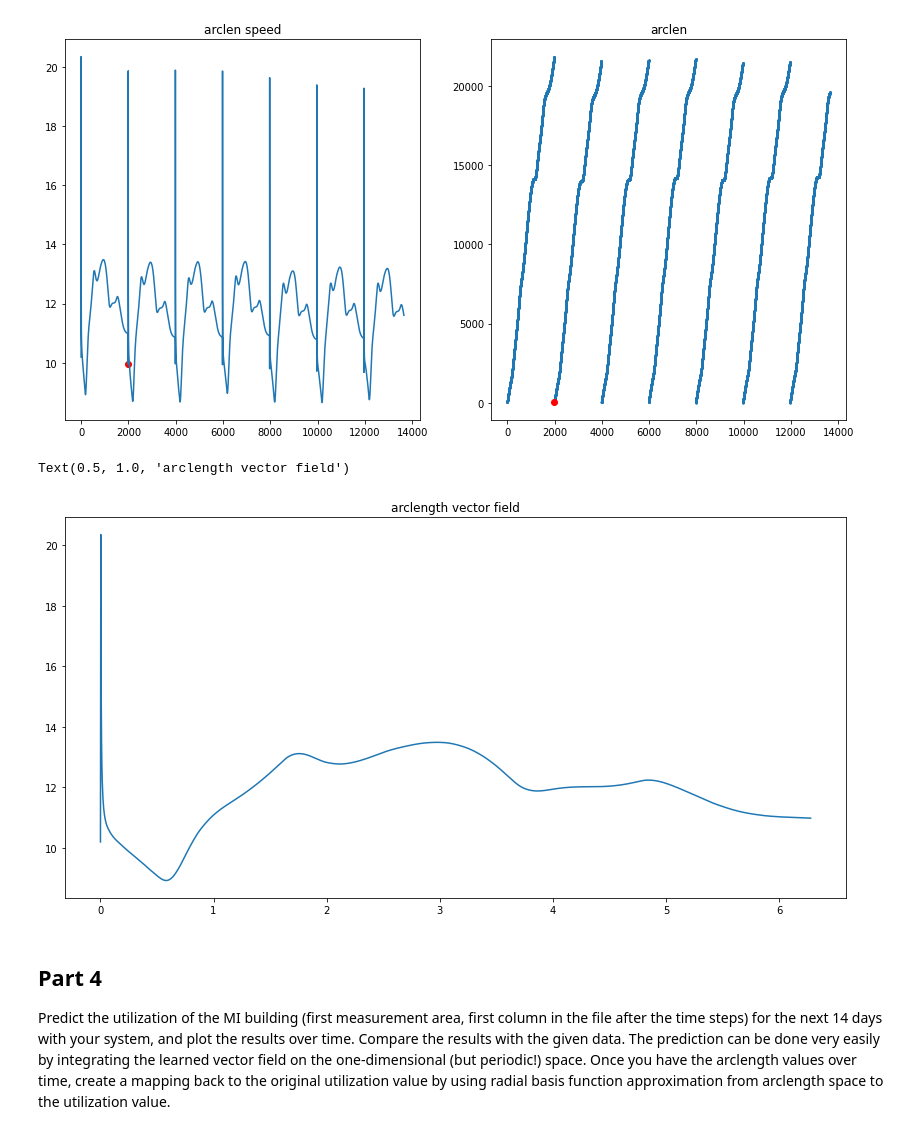
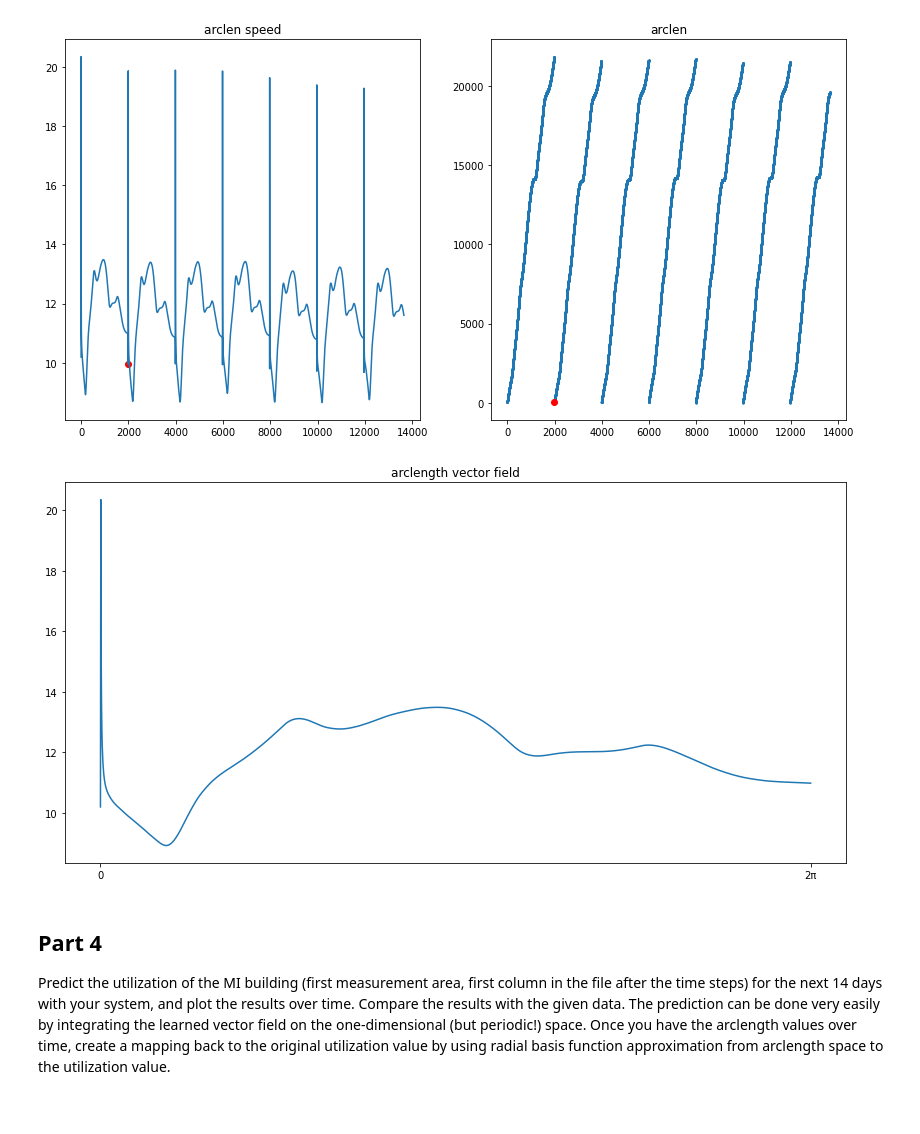
Before and after one commit to AlexPasqua/MLCMS-exercises, a Jupyter notebook: EX5/src/task5.ipynb, the cells around one changed output. Drawn from its saved outputs; the diff is of its cells as text; code cells hidden in the pictures.

```diff
--- a/EX5/src/task5.ipynb
+++ b/EX5/src/task5.ipynb
@@ -125,12 +125,13 @@ axs[1].scatter(lowest_dist_idx, arclens[lowest_dist_idx], c='red')
 # %%
 # create the final vector field, showing a single period
 period_speeds = speeds[:lowest_dist_idx]
 period_speeds_x = [i * 2 * math.pi / len(period_speeds) for i in range(len(period_speeds))]
 plt.plot(period_speeds_x, period_speeds)
 plt.title("arclength vector field")
+plt.xticks([0, 6.28], ['0', '2π'], rotation='horizontal')
+plt.show()
 # %% [output]
-Text(0.5, 1.0, 'arclength vector field')
-[figure, old version]
+[figure, new version]
 # %% [markdown]
 ## Part 4
 Predict the utilization of the MI building (first measurement area, first column in the file after the time
```
Also changed, not shown: 1 other file.
